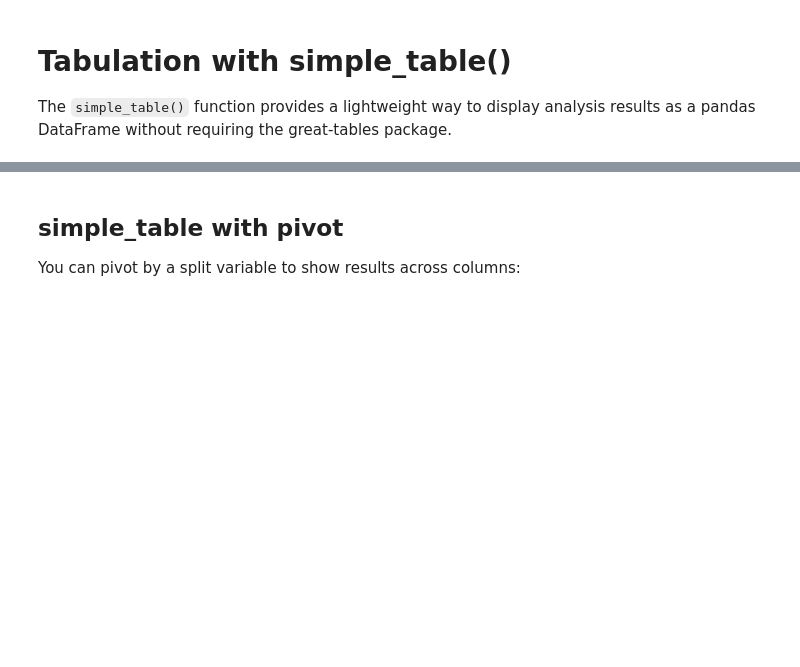
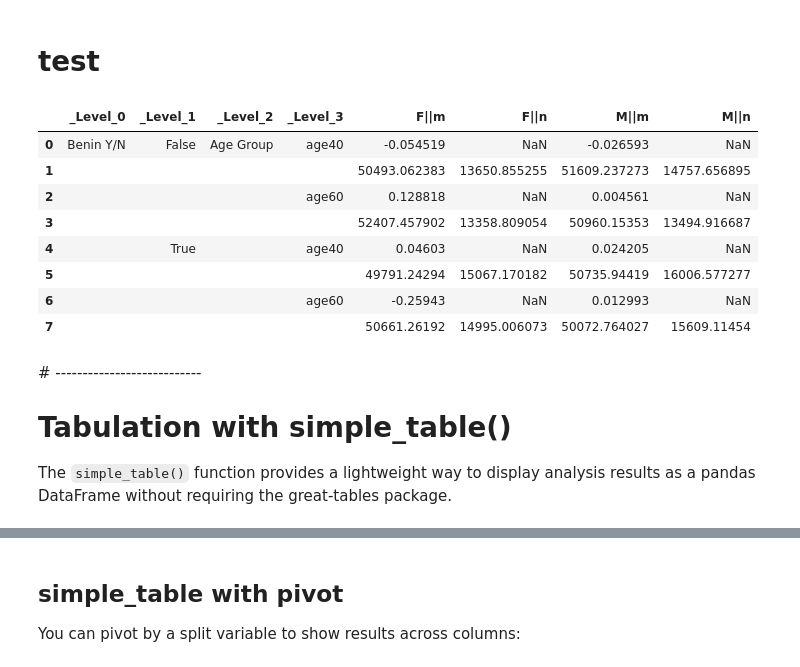
Before and after one commit to BFalquet/pyMyriad, a Jupyter notebook: examples/notebooks/listings.ipynb, the cells around one changed output, grey strips where cells are left out. Cells and saved outputs as stored; diff of their text form; code cells hidden in the pictures; blank space fills up the shorter version.

```diff
--- a/examples/notebooks/listings.ipynb
+++ b/examples/notebooks/listings.ipynb
@@ -37,7 +33,26 @@ atree = AnalysisTree()\
   .analyze_by(m = efun, label = "Education analysis")
 
 res = atree.run(df)
+# %% [markdown]
+# test
+# %%
+cascade_table(
+    res,
+    by="df.Gender",
+    pivot_statistics=True
+)
+# %% [output]
+|  | _Level_0 | _Level_1 | _Level_2 | _Level_3 | F||m | F||n | M||m | M||n |
+| 0 | Benin Y/N | False | Age Group | age40 | -0.054519 | NaN | -0.026593 | NaN |
+| 1 |  |  |  |  | 50493.062383 | 13650.855255 | 51609.237273 | 14757.656895 |
+| 2 |  |  |  | age60 | 0.128818 | NaN | 0.004561 | NaN |
+| 3 |  |  |  |  | 52407.457902 | 13358.809054 | 50960.15353 | 13494.916687 |
+| 4 |  | True |  | age40 | 0.04603 | NaN | 0.024205 | NaN |
+| 5 |  |  |  |  | 49791.24294 | 15067.170182 | 50735.94419 | 16006.577277 |
+| 6 |  |  |  | age60 | -0.25943 | NaN | 0.012993 | NaN |
+| 7 |  |  |  |  | 50661.26192 | 14995.006073 | 50072.764027 | 15609.11454 |
 # %% [markdown]
+# ---------------------------
 # Tabulation with simple_table()
 
 The `simple_table()` function provides a lightweight way to display analysis results as a pandas DataFrame without requiring the great-tables package.
```
Also changed, not shown: parts of 17 cells of this notebook, 4 other files.
